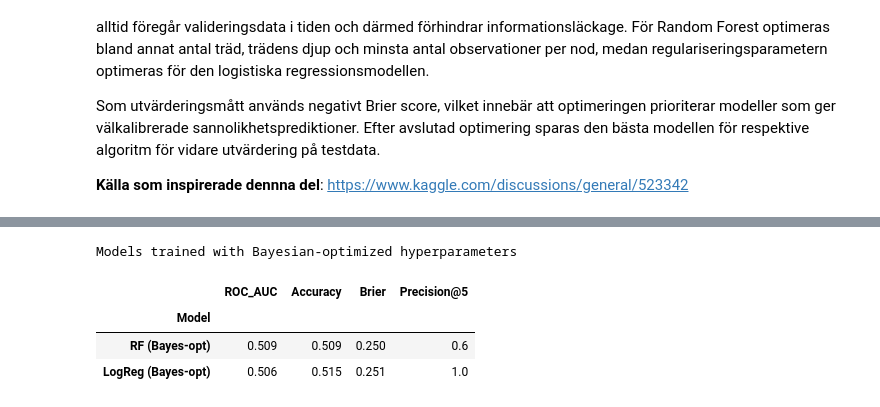
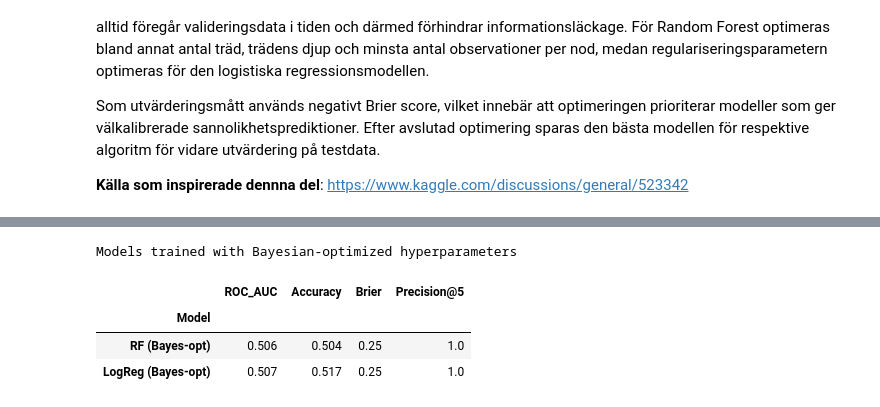
Before and after one commit to gorgukev/thesis, a Jupyter notebook: Thesis.ipynb, the cells around one changed output, grey strips where cells are left out. Saved outputs shown, nothing was run; the diff lists cells and outputs as text; code cells hidden in the pictures.

```diff
--- a/Thesis.ipynb
+++ b/Thesis.ipynb
@@ -1434,7 +1505,7 @@ best_rf = rf_bayes.best_estimator_
 
 # ---------------- Logistic Regression (Bayesian search) ----------------
 lr_model = LogisticRegression(
-    solver="saga",
+    solver="lbfgs",
     max_iter=5000,
     class_weight="balanced",
 )
@@ -1513,33 +1565,33 @@ rf = RandomForestClassifier(
 rf.fit(X_train, y_train)
 
 # Logistic Regression
 lr = LogisticRegression(
     **best_lr_params,
-    solver="saga",
+    solver="lbfgs",
     max_iter=5000,
     class_weight="balanced",
 )
 lr.fit(X_train, y_train)
 
 # ----- Predict on test -----
 p_rf = rf.predict_proba(X_test)[:, 1]
 p_lr = lr.predict_proba(X_test)[:, 1]
 
 # ----- Results table -----
 results_df = (
     pd.DataFrame([
         evaluate_model("RF (Bayes-opt)", y_test, p_rf),
         evaluate_model("LogReg (Bayes-opt)", y_test, p_lr),
     ])
     .set_index("Model")
     .round(3)
 )
 
 print("Models trained with Bayesian-optimized hyperparameters")
 results_df
 # %% [output]
 Models trained with Bayesian-optimized hyperparameters
 |  | ROC_AUC | Accuracy | Brier | Precision@5 |
 | Model |  |  |  |  |
-| RF (Bayes-opt) | 0.509 | 0.509 | 0.250 | 0.6 |
-| LogReg (Bayes-opt) | 0.506 | 0.515 | 0.251 | 1.0 |
+| RF (Bayes-opt) | 0.506 | 0.504 | 0.25 | 1.0 |
+| LogReg (Bayes-opt) | 0.507 | 0.517 | 0.25 | 1.0 |
```
Also changed, not shown: parts of 16 cells of this notebook, 4 other files.
